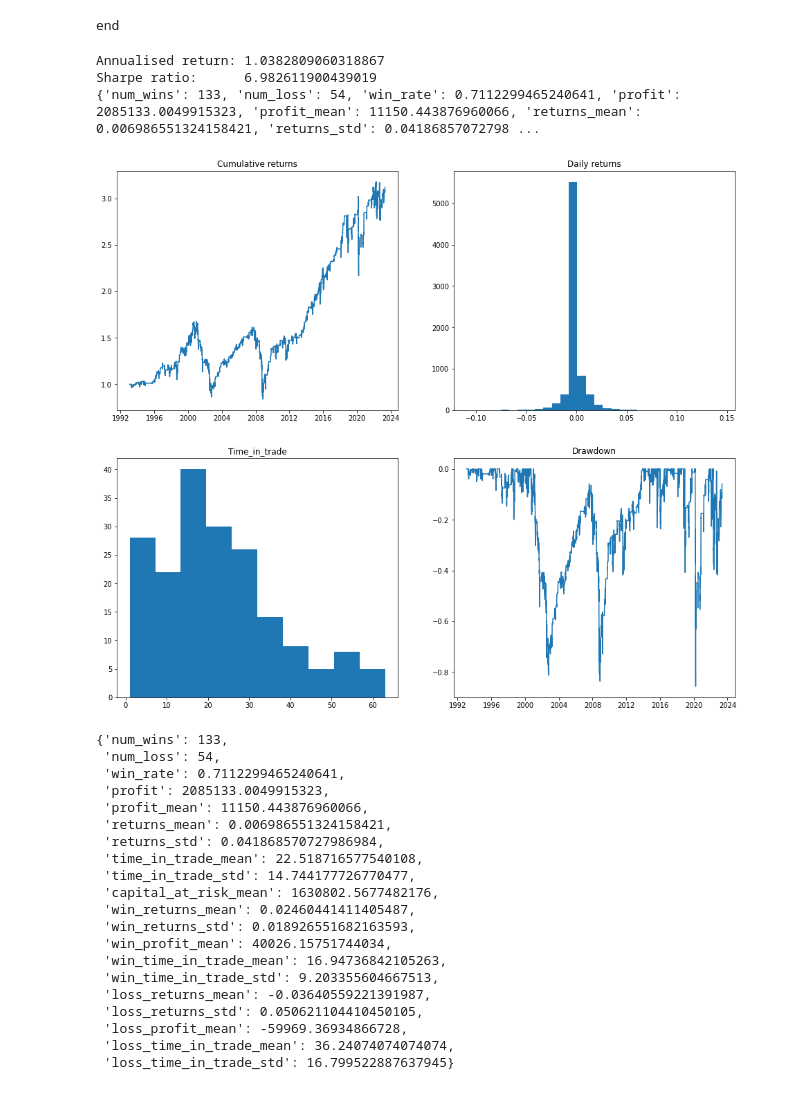
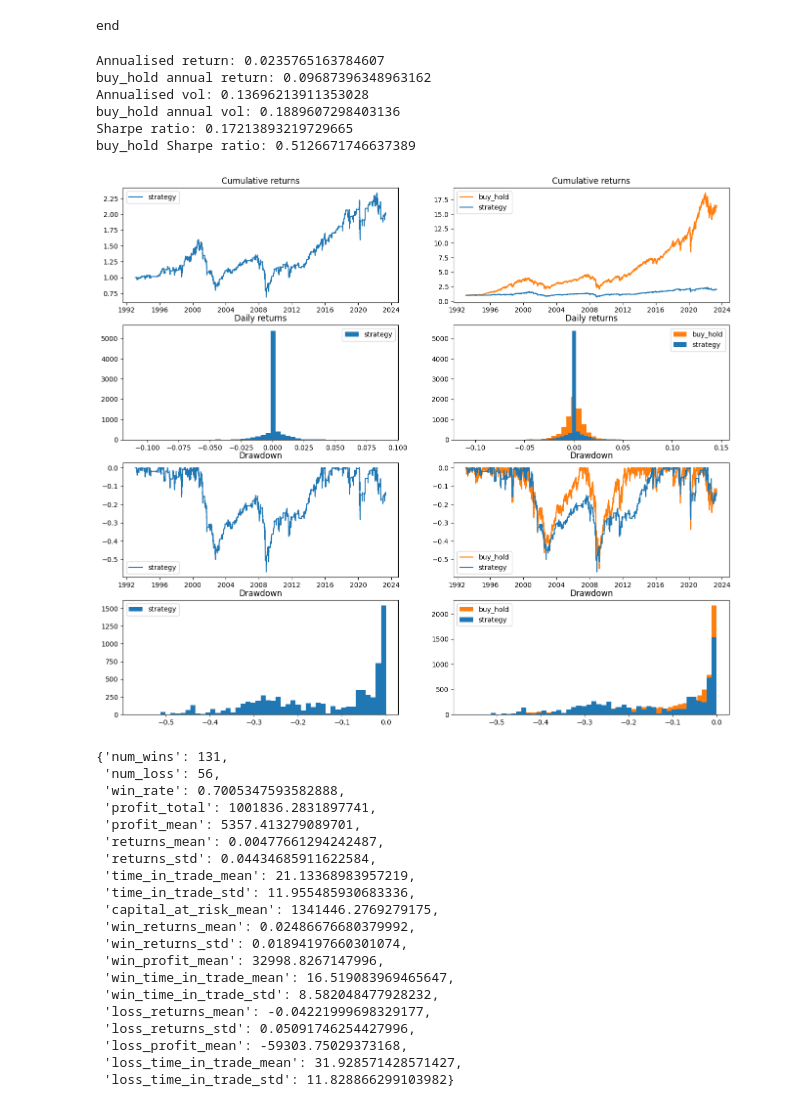
Before and after one commit to ag3nt3154/simple_backtester, a Jupyter notebook: testing.ipynb, the cells around one changed output. Cells and saved outputs as stored; diff of their text form; code cells hidden in the pictures.

```diff
--- a/testing.ipynb
+++ b/testing.ipynb
@@ -61,35 +45,38 @@ for i in range(len(trade_list)):
 # %% [output]
 end
 # %%
-bt.results_analysis()
-
+bt.analyse()
 bt.plot_graphs()
 # %% [output]
-Annualised return: 1.0382809060318867
-Sharpe ratio:      6.982611900439019
-{'num_wins': 133, 'num_loss': 54, 'win_rate': 0.7112299465240641, 'profit': 2085133.0049915323, 'profit_mean': 11150.443876960066, 'returns_mean': 0.006986551324158421, 'returns_std': 0.04186857072798 ...
+Annualised return: 0.0235765163784607
+buy_hold annual return: 0.09687396348963162
+Annualised vol: 0.13696213911353028
+buy_hold annual vol: 0.1889607298403136
+Sharpe ratio: 0.17213893219729665
+buy_hold Sharpe ratio: 0.5126671746637389
-[figure, old version]
+[figure, new version]
 # %%
+bt.trade_record.analyse()
 bt.trade_record.stats
 # %% [output]
-{'num_wins': 133,
- 'num_loss': 54,
- 'win_rate': 0.7112299465240641,
- 'profit': 2085133.0049915323,
- 'profit_mean': 11150.443876960066,
- 'returns_mean': 0.006986551324158421,
- 'returns_std': 0.041868570727986984,
- 'time_in_trade_mean': 22.518716577540108,
- 'time_in_trade_std': 14.744177726770477,
- 'capital_at_risk_mean': 1630802.5677482176,
- 'win_returns_mean': 0.02460441411405487,
- 'win_returns_std': 0.018926551682163593,
- 'win_profit_mean': 40026.15751744034,
- 'win_time_in_trade_mean': 16.94736842105263,
- 'win_time_in_trade_std': 9.203355604667513,
- 'loss_returns_mean': -0.03640559221391987,
- 'loss_returns_std': 0.050621104410450105,
- 'loss_profit_mean': -59969.36934866728,
- 'loss_time_in_trade_mean': 36.24074074074074,
- 'loss_time_in_trade_std': 16.799522887637945}
+{'num_wins': 131,
+ 'num_loss': 56,
+ 'win_rate': 0.7005347593582888,
+ 'profit_total': 1001836.2831897741,
+ 'profit_mean': 5357.413279089701,
+ 'returns_mean': 0.00477661294242487,
+ 'returns_std': 0.04434685911622584,
+ 'time_in_trade_mean': 21.13368983957219,
+ 'time_in_trade_std': 11.955485930683336,
+ 'capital_at_risk_mean': 1341446.2769279175,
+ 'win_returns_mean': 0.02486676680379992,
+ 'win_returns_std': 0.01894197660301074,
+ 'win_profit_mean': 32998.8267147996,
+ 'win_time_in_trade_mean': 16.519083969465647,
+ 'win_time_in_trade_std': 8.582048477928232,
+ 'loss_returns_mean': -0.04221999698329177,
+ 'loss_returns_std': 0.05091746254427996,
+ 'loss_profit_mean': -59303.75029373168,
+ 'loss_time_in_trade_mean': 31.928571428571427,
+ 'loss_time_in_trade_std': 11.828866299103982}
 # %%
```
Also changed, not shown: parts of 5 cells of this notebook, 4 other files.
